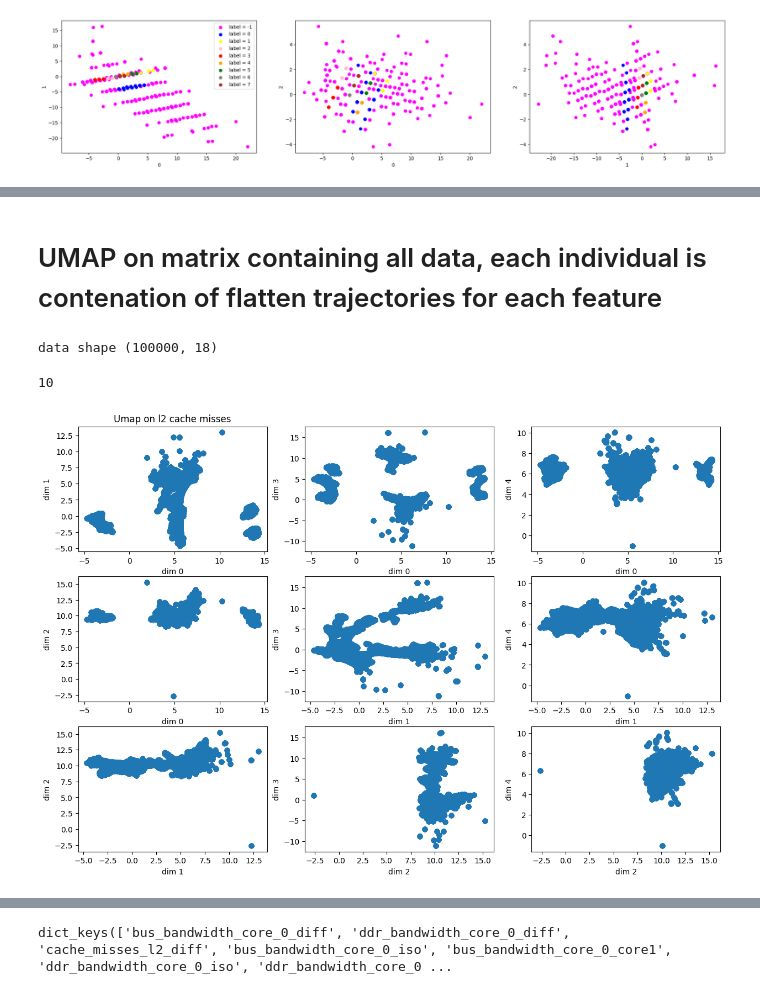
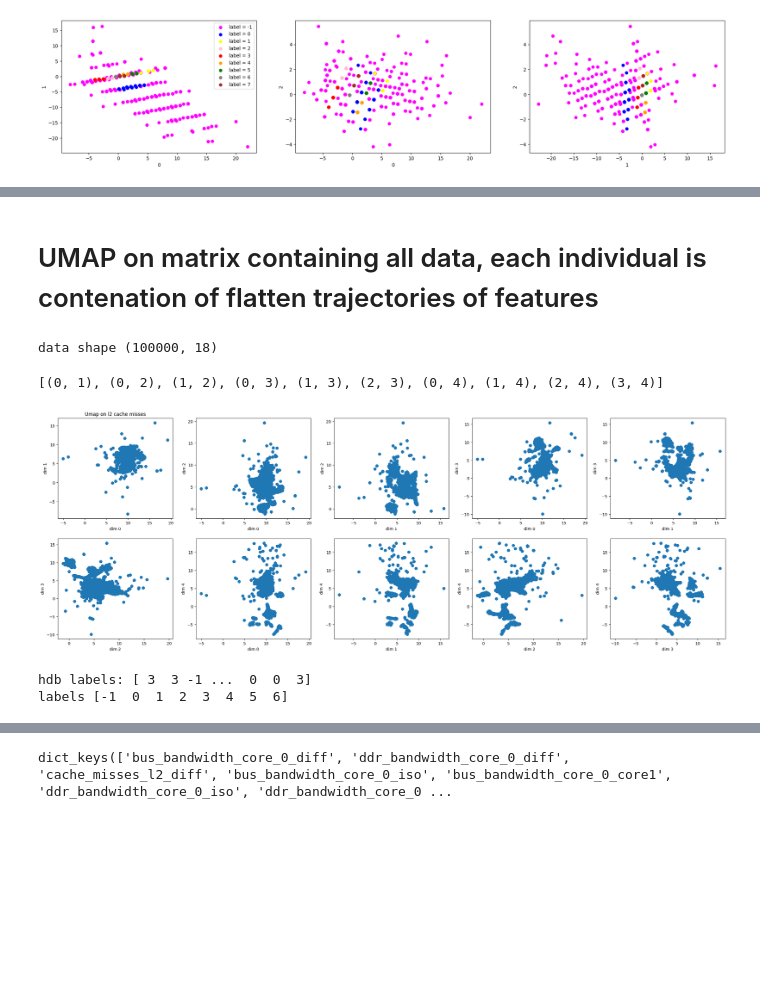
Before and after one commit to Ludoviccccc/Aixia_nouvelle_approche, a Jupyter notebook: Analyse_imgep.ipynb, the cells around one changed output, grey strips where cells are left out. Saved outputs shown, nothing was run; the diff lists cells and outputs as text; code cells hidden in the pictures; blank space fills up the shorter version.

```diff
--- a/Analyse_imgep.ipynb
+++ b/Analyse_imgep.ipynb
@@ -109,22 +98,20 @@ content_array_time  = np.array([[[content_imgep['memory_observation'][feature][n
 # %%
-norm = lambda data: (data - data.mean(axis=0))/data.std(axis=0)
+norm_mean_std = lambda data: (data - data.mean(axis=0))/data.std(axis=0)
 # %%
-
 coords = combinaisons(3)
-fig,axs = plt.subplots(6,len(coords),figsize=(15,30))
+fig,axs = plt.subplots(len(coords),6,figsize=(24,12))
 for t in range(6):
     X = content_array_time[:,t,:]
-    X = norm(X)
+    X = norm_mean_std(X)
     U,Sig,Vt = np.linalg.svd(X,full_matrices=False)
     proj = U*Sig
-    print(proj.shape)
-    print(Sig)
+    print(f'sigma diagonal for t={t}',Sig)
     proj[0]
     for c,(i,j) in enumerate(coords[:]):
-        axs[t,c].scatter(proj[:,i],proj[:,j])
-        axs[t,c].set_xlabel(f'time {i}')
-        axs[t,c].set_ylabel(f'time {j}')
-    axs[t,0].set_title(f'time window {t}')
+        axs[c,t].scatter(proj[:,i],proj[:,j])
+        axs[c,t].set_xlabel(f'time {i}')
+        axs[c,t].set_ylabel(f'time {j}')
+    axs[0,t].set_title(f'time window {t}')
     #axs[t,c].legend()
 #fig.tight_layout()
 plt.show()
@@ -168,7 +151,6 @@ num elem label 7: 2124
 coords = combinaisons(3)
 fig,axs = plt.subplots(1,len(coords),figsize=(25,5))
 for clust in np.unique(hdb.labels_):
-    if True:
         for c,(i,j) in enumerate(coords):
             axs[c].scatter(data_list[clust][:,i],data_list[clust][:,j],color = ['blue','yellow','pink','red','orange','green','gray','brown','purple','magenta'][clust],label=f'label = {clust}')
             axs[c].set_xlabel(i)
@@ -182,3 +164,3 @@ axs[0].legend()
 # %% [markdown]
-# UMAP on matrix containing all data, each individual is contenation of flatten trajectories for each feature
+# UMAP on matrix containing all data, each individual is contenation of flatten trajectories of features
 # %%
@@ -187,5 +168,6 @@ embedding = reducer.fit_transform(data)
 # %%
 data = content_imgep['numpy_view']
 print('data shape', data.shape)
+data = norm_mean_std(data)
 # %% [output]
 data shape (100000, 18)
@@ -192,26 +177,28 @@ data shape (100000, 18)
 # %%
 dimension = 5
 idx = [(i,j) for j in range(1,dimension) for i in range(j)]
-print(len(idx))
+print(idx)
 # %% [output]
-10
+[(0, 1), (0, 2), (1, 2), (0, 3), (1, 3), (2, 3), (0, 4), (1, 4), (2, 4), (3, 4)]
 # %%
-fig,axs=plt.subplots(3,3,figsize=(15,10))
-
-for j in range(9):
-    axs[j%3,j//3].scatter(embedding[:,idx[j][0]],embedding[:,idx[j][1]])
-    axs[j%3,j//3].set_xlabel(f'dim {idx[j][0]}')
-    axs[j%3,j//3].set_ylabel(f'dim {idx[j][1]}')
+fig,axs=plt.subplots(2,5,figsize=(30,10))
+for j in range(len(idx)):
+    axs[j//5,j%5].scatter(embedding[:,idx[j][0]],embedding[:,idx[j][1]])
+    axs[j//5,j%5].set_xlabel(f'dim {idx[j][0]}')
+    axs[j//5,j%5].set_ylabel(f'dim {idx[j][1]}')
     if j==0:
-        axs[j%2,j//2].set_title('Umap on l2 cache misses')
+        axs[j//5,j%5].set_title('Umap on l2 cache misses')
 plt.show()
 # %% [output]
-[figure, old version]
+[figure, new version]
 # %%
 hdb = HDBSCAN(copy=True, min_cluster_size=2000)
 hdb.fit(embedding)
 print('hdb labels:',hdb.labels_)
 print('labels',np.unique(hdb.labels_))
+# %% [output]
+hdb labels: [ 3  3 -1 ...  0  0  3]
+labels [-1  0  1  2  3  4  5  6]
 # %%
 data_list = {key:[] for key in np.unique(hdb.labels_)}
 for j in range(N):
```
Also changed, not shown: parts of 30 cells of this notebook.
